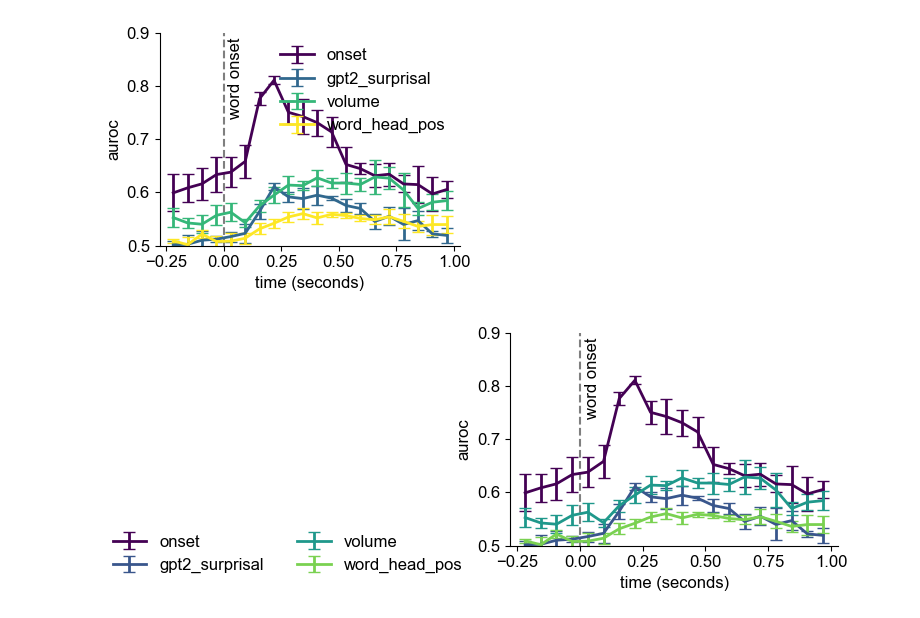
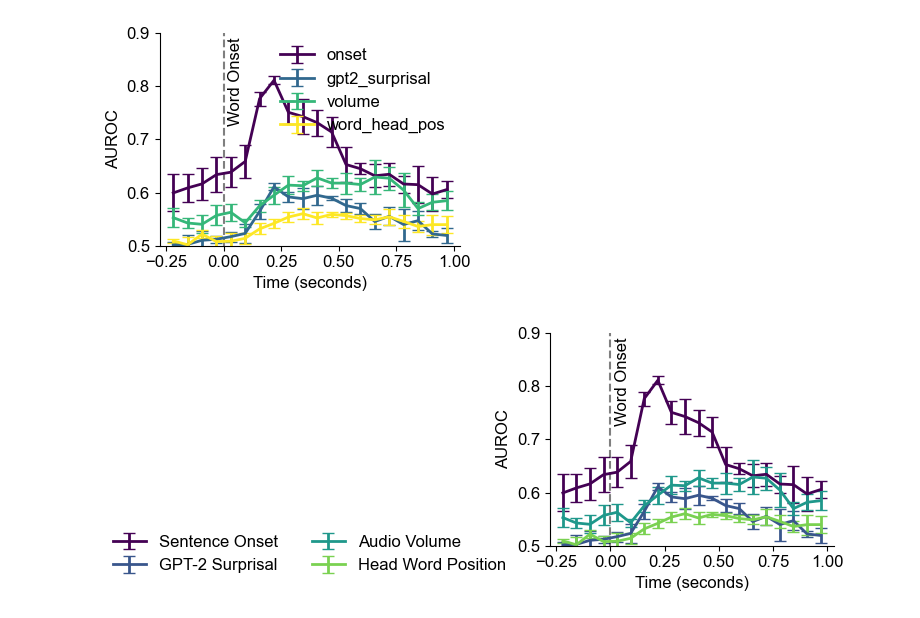
Before and after one commit to azaho/btbench, a Jupyter notebook: figures/figure_linear_per_bin.ipynb, the cells around one changed output. Cells and saved outputs as stored; diff of their text form; code cells hidden in the pictures.

Commit message:
figure 4 labels fix

```diff
--- a/figures/figure_linear_per_bin.ipynb
+++ b/figures/figure_linear_per_bin.ipynb
@@ -31,6 +31,28 @@ for eval_idx, eval_name in enumerate(eval_names):
 # Set bin size for time calculations
 bin_size = 128  # Assuming 256 samples per bin
 bins_before_onset = 4
+# %%
+task_name_mapping = {
+    'onset': 'Sentence Onset',
+    'speech': 'Speech',
+    'volume': 'Audio Volume',
+    'pitch': 'Audio Pitch',
+    'speaker': 'Speaker Identity',
+    'delta_volume': 'Delta Volume',
+    'delta_pitch': 'Delta Pitch',
+    'gpt2_surprisal': 'GPT-2 Surprisal',
+    'word_length': 'Word Length',
+    'word_gap': 'Inter-word Gap',
+    'word_index': 'Word Position',
+    'word_head_pos': 'Head Word Position',
+    'word_part_speech': 'Part of Speech',
+    'frame_brightness': 'Frame Brightness',
+    'global_flow': 'Global Optical Flow',
+    'local_flow': 'Local Optical Flow',
+    'global_flow_angle': 'Global Flow Angle',
+    'local_flow_angle': 'Local Flow Angle',
+    'face_num': 'Number of Faces',
+}
 # %%
 import matplotlib.pyplot as plt
 import matplotlib.font_manager as fm
@@ -59,14 +81,14 @@ for i, eval_name in enumerate(eval_names):
 
 # Add vertical line at word onset (t=0) that goes up to 0.8
 plt.vlines(x=0, ymin=0.5, ymax=1.0, color='k', linestyle='--', alpha=0.5)
-plt.text(0.02, 0.98, 'word onset', rotation=90,
+plt.text(0.02, 0.98, 'Word Onset', rotation=90,
          transform=plt.gca().get_xaxis_transform(),
          verticalalignment='top')
 
 # Customize the plot
-plt.xlabel('time (seconds)')
+plt.xlabel('Time (seconds)')
 plt.xticks([-0.25, 0, 0.25, 0.5, 0.75, 1])
-plt.ylabel('auroc')
+plt.ylabel('AUROC')
 plt.yticks([0.5, 0.6, 0.7, 0.8, 0.9])
 plt.legend(loc='upper right', frameon=False, ncol=1)
 
@@ -81,11 +103,11 @@ plt.ylim(0.5, 0.9)
 plt.tight_layout()
 plt.savefig('figures/linear_per_bin_auroc.pdf', dpi=300, bbox_inches='tight')
 # %% [output]
-[figure, old version]
+[figure, new version]
 # %%
 import matplotlib.pyplot as plt
 import matplotlib.font_manager as fm
-font_path = 'font_arial.ttf'
+font_path = 'figures/font_arial.ttf'
 fm.fontManager.addfont(font_path)
 plt.rcParams['font.family'] = 'Arial'
 plt.rcParams.update({'font.size': 12})
@@ -101,35 +123,35 @@ bin_times = (np.arange(n_bins)-bins_before_onset + 0.5) * (bin_size/2048)
 colors = plt.cm.viridis(np.linspace(0, .8, len(eval_names)))
 
 # Create the plot
 plt.figure(figsize=(8, 3))  # Increased width to accommodate legend
 
 # Plot mean and error bars for each feature
 for i, eval_name in enumerate(eval_names):
     plt.errorbar(bin_times, mean_test_rocs[i], yerr=std_test_rocs[i],
-                linewidth=2, color=colors[i], label=eval_name, capsize=4)
+                linewidth=2, color=colors[i], label=task_name_mapping[eval_name], capsize=4)
 
 # Add vertical line at word onset (t=0) that goes up to 0.8
 plt.vlines(x=0, ymin=0.5, ymax=1.0, color='k', linestyle='--', alpha=0.5)
-plt.text(0.02, 0.98, 'word onset', rotation=90,
+plt.text(0.02, 0.98, 'Word Onset', rotation=90,
          transform=plt.gca().get_xaxis_transform(),
          verticalalignment='top')
 
 # Customize the plot
-plt.xlabel('time (seconds)')
+plt.xlabel('Time (seconds)')
 plt.xticks([-0.25, 0, 0.25, 0.5, 0.75, 1])
-plt.ylabel('auroc')
+plt.ylabel('AUROC')
 plt.yticks([0.5, 0.6, 0.7, 0.8, 0.9])
 plt.legend(bbox_to_anchor=(-0.1, -0.2), loc='lower right', frameon=False, ncol=2)
 
 # Remove top and right spines
 plt.gca().spines['top'].set_visible(False)
 plt.gca().spines['right'].set_visible(False)
 
 # Set y-axis limits with some padding
 plt.ylim(0.5, 0.9)
 
 # Show the plot
 plt.tight_layout()
 plt.savefig('figures/linear_per_bin_auroc.pdf', dpi=300, bbox_inches='tight')
 # %% [output]
-[figure, old version]
+[figure, new version]
```
Also changed, not shown: parts of 1 cell of this notebook, 1 other file.
